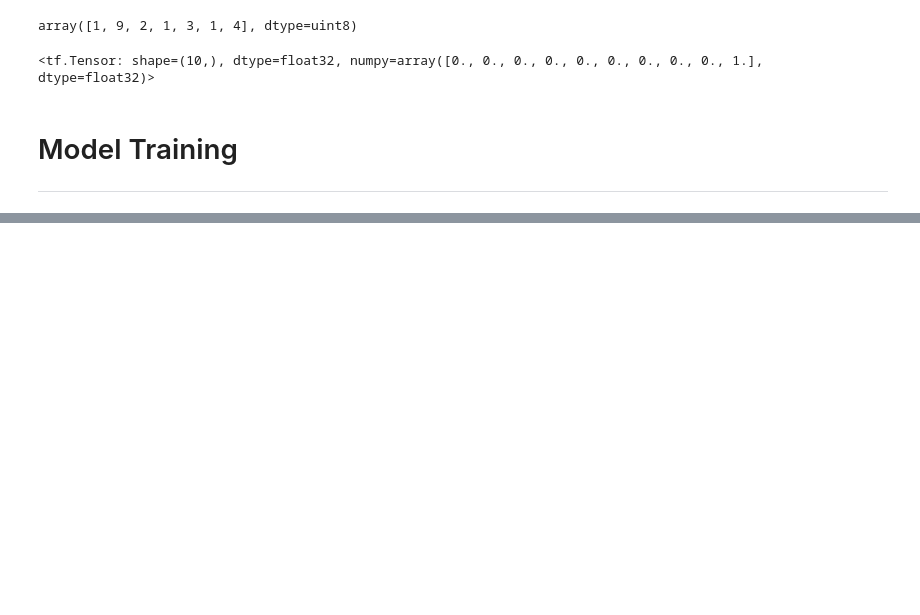
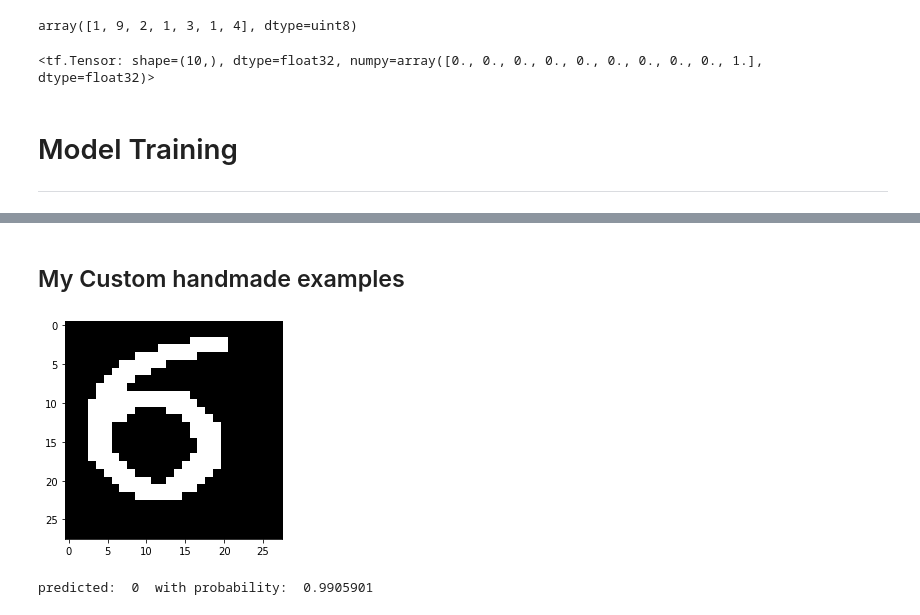
Before and after one commit to mattborghi/mnist-webapp, a Jupyter notebook: model/MNIST_CNN.ipynb, the cells around one changed output, grey strips where cells are left out. Saved outputs shown, nothing was run; the diff lists cells and outputs as text; code cells hidden in the pictures; blank space fills up the shorter version.

```diff
--- a/model/MNIST_CNN.ipynb
+++ b/model/MNIST_CNN.ipynb
@@ -186,0 +245,2 @@ array([[1.4223905e-11, 3.4115580e-15, 7.6145285e-11, 1.2715589e-08,
+# %% [markdown]
+## My Custom handmade examples
@@ -186,0 +358,12 @@ array([[1.4223905e-11, 3.4115580e-15, 7.6145285e-11, 1.2715589e-08,
+# %%
+def test_model(number):
+    plt.imshow(number.reshape(image_size,image_size), cmap=plt.get_cmap('gray'))
+    plt.show()
+#     results = model.predict(number.reshape(1,image_size*image_size))
+    results = model.predict(number.reshape(1,image_size,image_size,1))
+    print("predicted: ", np.where(results == np.max(results))[0][0], " with probability: ", np.max(results))
+# %%
+test_model(number6)
+# %% [output]
+[figure, added]
+predicted:  0  with probability:  0.9905901
```
Also changed, not shown: parts of 26 cells of this notebook, 3 other files.
